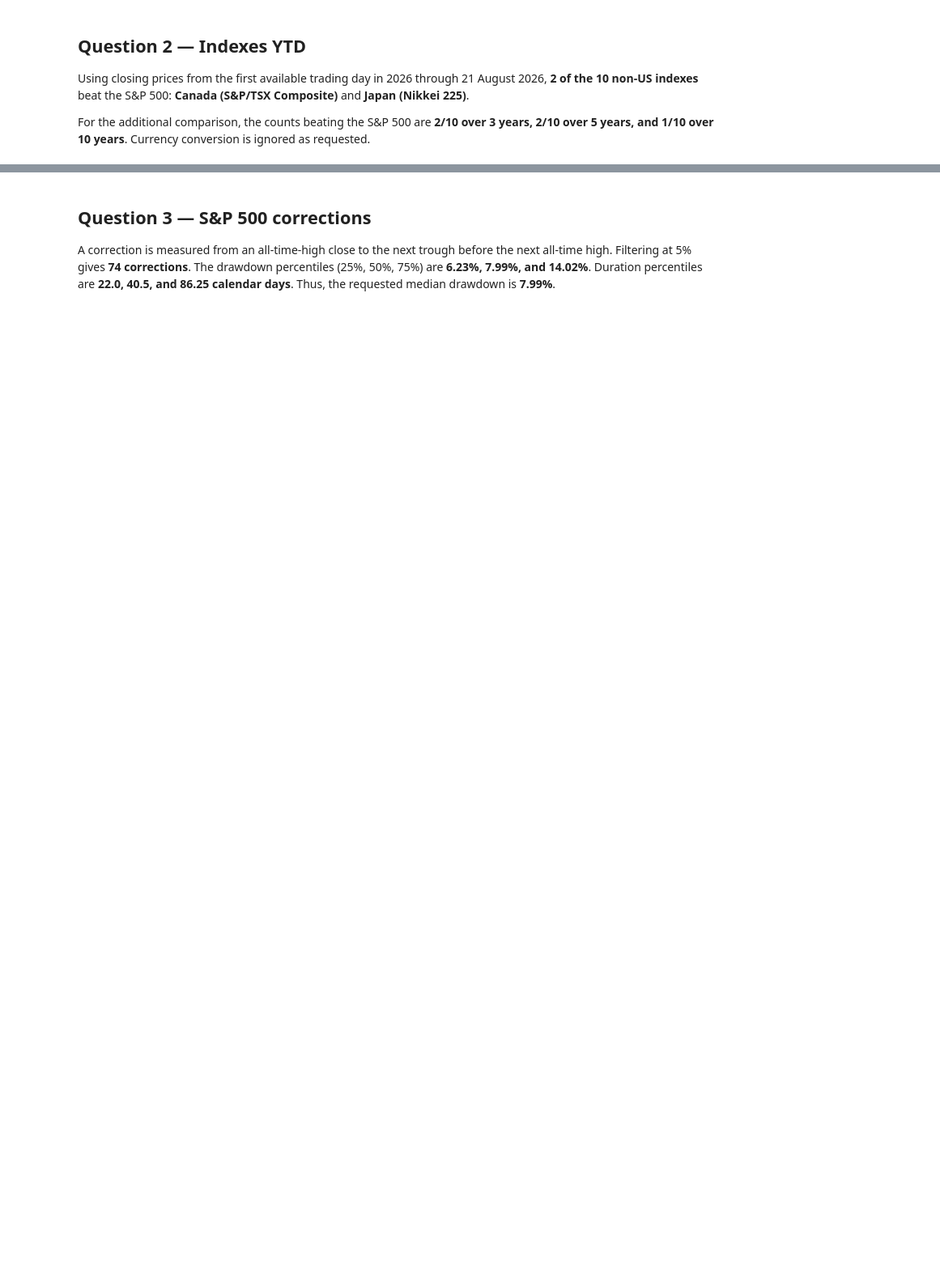
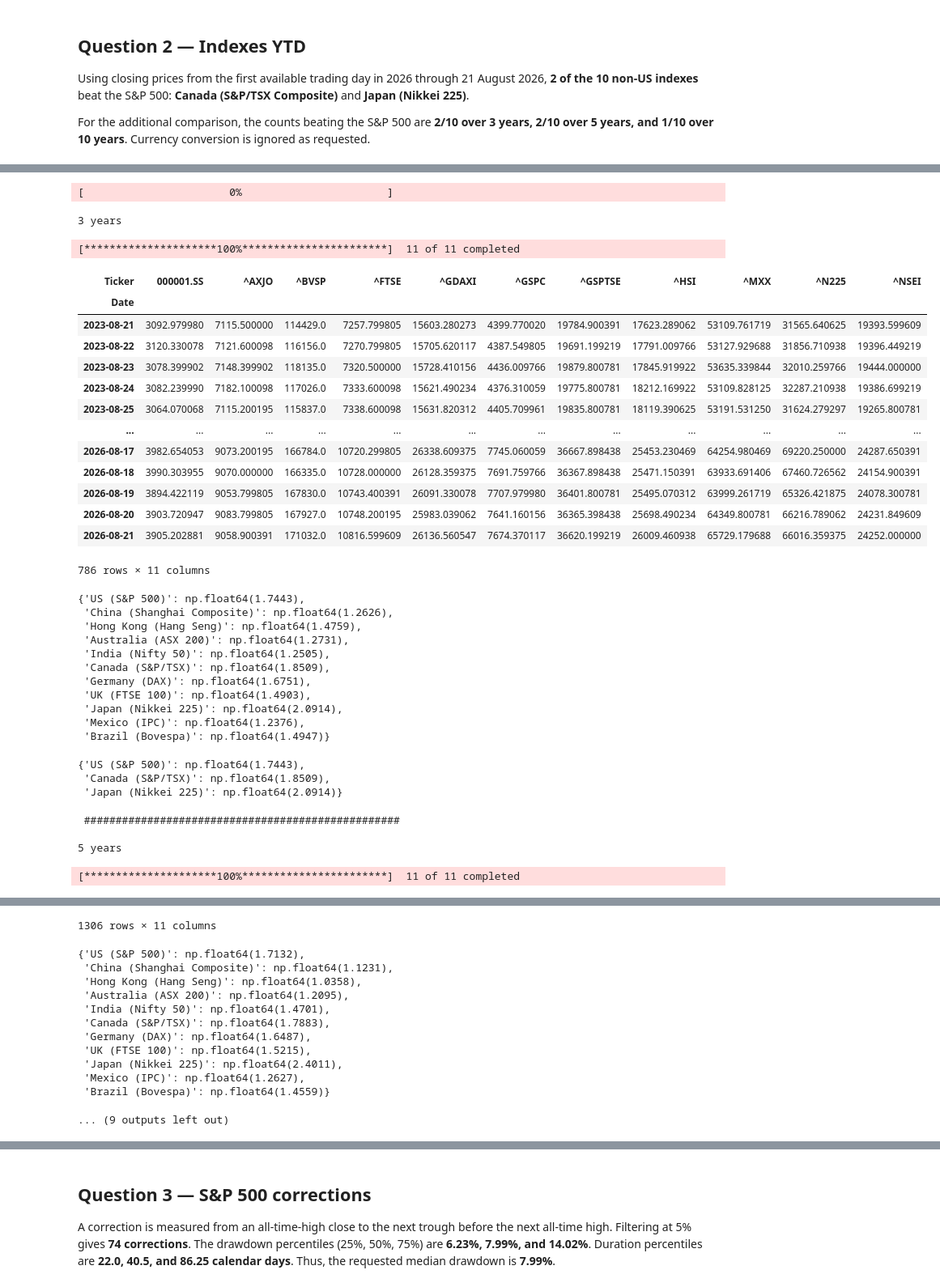
Before and after one commit to Adam-CQ/stock_market_analytics_zoomcamp_2026, a Jupyter notebook: notebooks/202909_homework_1.ipynb, the cells around one changed output, grey strips where cells are left out. Shown at 81% size. Cells and saved outputs as stored; diff of their text form; code cells hidden in the pictures; blank space fills up the shorter version.

```diff
--- a/notebooks/202909_homework_1.ipynb
+++ b/notebooks/202909_homework_1.ipynb
@@ -48,0 +114,55 @@ For the additional comparison, the counts beating the S&P 500 are **2/10 over 3
+# %%
+for key, value in {"3 years": "2023-08-21", "5 years": "2021-08-21", "10 years": "2016-08-21"}.items():
+
+    print(key)
+
+    df_iter = yf_thickers_close_value(
+        tickers=[value for value in indexes.values()],
+        start=value,
+        end='2026-08-22',
+        interval="1d",)
+
+    display(df_iter)
+
+    dict_iter = {key_2: round(return_over_period(df_iter[value_2])[0], 4) for key_2, value_2 in indexes.items()}
+    display(dict_iter)
+
+    display({key_3: value_3 for key_3, value_3 in dict_iter.items() if value_3 >= dict_iter["US (S&P 500)"]})
+
+    print("\n", "#"*50, "\n")
+# %% [output]
+[                       0%                       ]
+3 years
+[*********************100%***********************]  11 of 11 completed
+| Ticker | 000001.SS | ^AXJO | ^BVSP | ^FTSE | ^GDAXI | ^GSPC | ^GSPTSE | ^HSI | ^MXX | ^N225 | ^NSEI |
+| Date |  |  |  |  |  |  |  |  |  |  |  |
+| 2023-08-21 | 3092.979980 | 7115.500000 | 114429.0 | 7257.799805 | 15603.280273 | 4399.770020 | 19784.900391 | 17623.289062 | 53109.761719 | 31565.640625 | 19393.599609 |
+| 2023-08-22 | 3120.330078 | 7121.600098 | 116156.0 | 7270.799805 | 15705.620117 | 4387.549805 | 19691.199219 | 17791.009766 | 53127.929688 | 31856.710938 | 19396.449219 |
+| 2023-08-23 | 3078.399902 | 7148.399902 | 118135.0 | 7320.500000 | 15728.410156 | 4436.009766 | 19879.800781 | 17845.919922 | 53635.339844 | 32010.259766 | 19444.000000 |
+| 2023-08-24 | 3082.239990 | 7182.100098 | 117026.0 | 7333.600098 | 15621.490234 | 4376.310059 | 19775.800781 | 18212.169922 | 53109.828125 | 32287.210938 | 19386.699219 |
+| 2023-08-25 | 3064.070068 | 7115.200195 | 115837.0 | 7338.600098 | 15631.820312 | 4405.709961 | 19835.800781 | 18119.390625 | 53191.531250 | 31624.279297 | 19265.800781 |
+| ... | ... | ... | ... | ... | ... | ... | ... | ... | ... | ... | ... |
+| 2026-08-17 | 3982.654053 | 9073.200195 | 166784.0 | 10720.299805 | 26338.609375 | 7745.060059 | 36667.898438 | 25453.230469 | 64254.980469 | 69220.250000 | 24287.650391 |
+| 2026-08-18 | 3990.303955 | 9070.000000 | 166335.0 | 10728.000000 | 26128.359375 | 7691.759766 | 36367.898438 | 25471.150391 | 63933.691406 | 67460.726562 | 24154.900391 |
+| 2026-08-19 | 3894.422119 | 9053.799805 | 167830.0 | 10743.400391 | 26091.330078 | 7707.979980 | 36401.800781 | 25495.070312 | 63999.261719 | 65326.421875 | 24078.300781 |
+| 2026-08-20 | 3903.720947 | 9083.799805 | 167927.0 | 10748.200195 | 25983.039062 | 7641.160156 | 36365.398438 | 25698.490234 | 64349.800781 | 66216.789062 | 24231.849609 |
+| 2026-08-21 | 3905.202881 | 9058.900391 | 171032.0 | 10816.599609 | 26136.560547 | 7674.370117 | 36620.199219 | 26009.460938 | 65729.179688 | 66016.359375 | 24252.000000 |
+786 rows × 11 columns
+{'US (S&P 500)': np.float64(1.7443),
+ 'China (Shanghai Composite)': np.float64(1.2626),
+ 'Hong Kong (Hang Seng)': np.float64(1.4759),
+ 'Australia (ASX 200)': np.float64(1.2731),
+ 'India (Nifty 50)': np.float64(1.2505),
+ 'Canada (S&P/TSX)': np.float64(1.8509),
+ 'Germany (DAX)': np.float64(1.6751),
+ 'UK (FTSE 100)': np.float64(1.4903),
+ 'Japan (Nikkei 225)': np.float64(2.0914),
+ 'Mexico (IPC)': np.float64(1.2376),
+ 'Brazil (Bovespa)': np.float64(1.4947)}
+{'US (S&P 500)': np.float64(1.7443),
+ 'Canada (S&P/TSX)': np.float64(1.8509),
+ 'Japan (Nikkei 225)': np.float64(2.0914)}
+ ##################################################
+
+5 years
+[*********************100%***********************]  11 of 11 completed
@@ -49,3 +182,16 @@ For the additional comparison, the counts beating the S&P 500 are **2/10 over 3
+1306 rows × 11 columns
+{'US (S&P 500)': np.float64(1.7132),
+ 'China (Shanghai Composite)': np.float64(1.1231),
+ 'Hong Kong (Hang Seng)': np.float64(1.0358),
+ 'Australia (ASX 200)': np.float64(1.2095),
+ 'India (Nifty 50)': np.float64(1.4701),
+ 'Canada (S&P/TSX)': np.float64(1.7883),
+ 'Germany (DAX)': np.float64(1.6487),
+ 'UK (FTSE 100)': np.float64(1.5215),
+ 'Japan (Nikkei 225)': np.float64(2.4011),
+ 'Mexico (IPC)': np.float64(1.2627),
+ 'Brazil (Bovespa)': np.float64(1.4559)}
+... (9 outputs left out)
 # %%
 indexes = {
     'US (S&P 500)': '^GSPC', 'China (Shanghai Composite)': '000001.SS',
```
Also changed, not shown: parts of 8 cells of this notebook.
